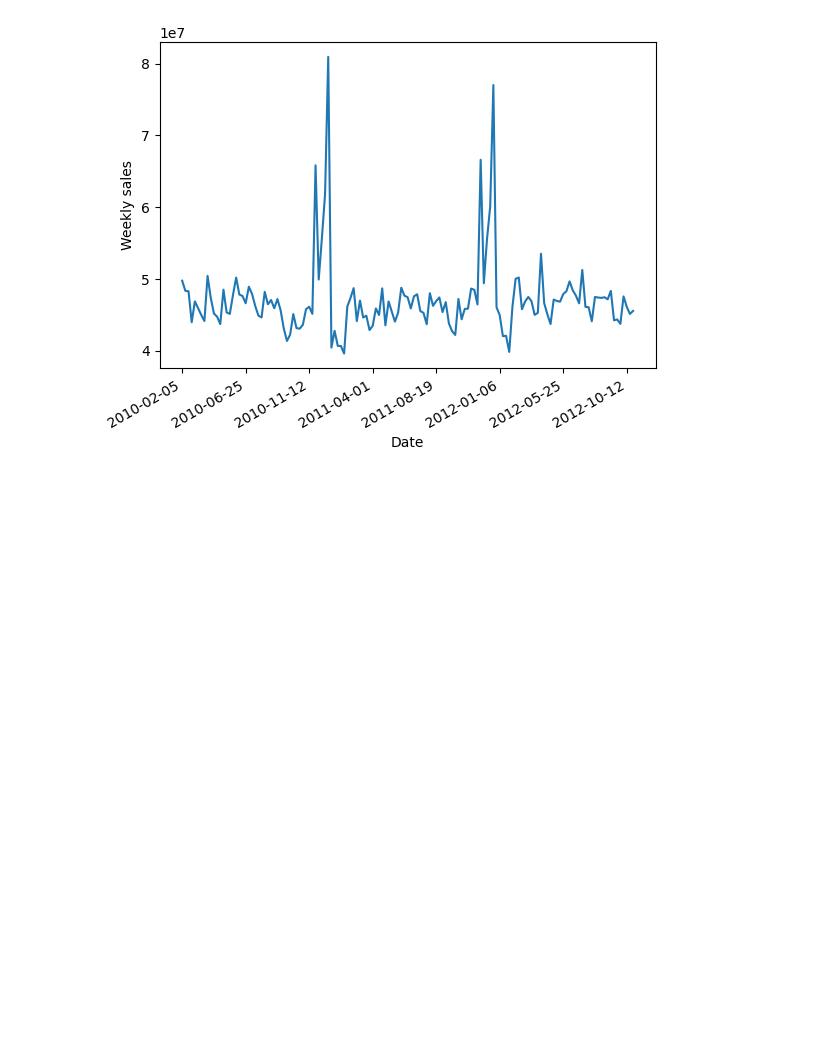
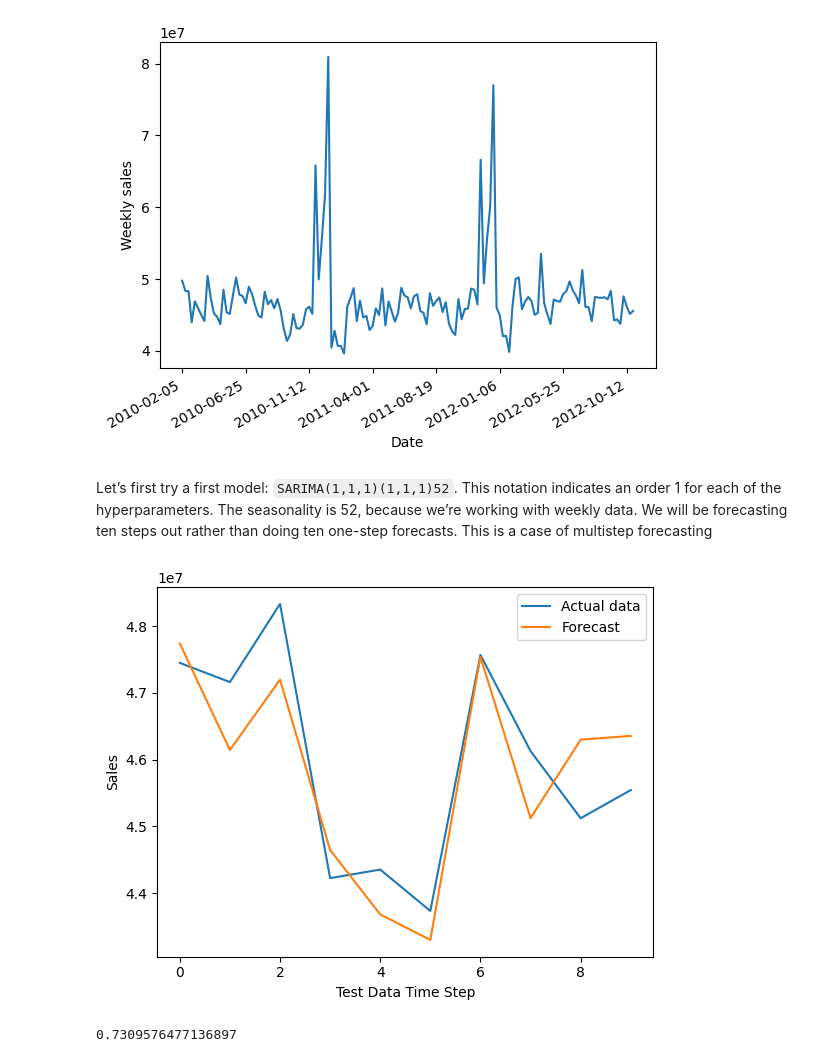
Before and after one commit to Udeani4/time_series_analysis, a Jupyter notebook: UNIVARIATE_TIME_SERIES/SARIMA.ipynb, the cells around one changed output. Drawn from its saved outputs; the diff is of its cells as text; code cells hidden in the pictures; blank space fills up the shorter version.

Commit message:
SARIMA modelling

```diff
--- a/UNIVARIATE_TIME_SERIES/SARIMA.ipynb
+++ b/UNIVARIATE_TIME_SERIES/SARIMA.ipynb
@@ -85,3 +85,40 @@ plt.gcf().autofmt_xdate()
 plt.show()
 # %% [output]
 [figure]
+# %% [markdown]
+Let’s first try a first model: `SARIMA(1,1,1)(1,1,1)52`. This notation indicates an
+order 1 for each of the hyperparameters. The seasonality is 52, because we’re working
+with weekly data. We will be forecasting ten steps out rather than doing ten one-step
+forecasts. This is a case of multistep forecasting
+# %%
+# Fitting a SARIMA(1,1,1)(1,1,1)52 model
+import random
+random.seed(12345)
+
+from statsmodels.tsa.statespace.sarimax import SARIMAX
+from sklearn.metrics import r2_score
+
+import warnings
+
+warnings.filterwarnings('ignore')
+
+
+train = data['Weekly_Sales'][:-10]
+test = data['Weekly_Sales'][-10:]
+
+mod = SARIMAX(train, order=(1,1,1),
+seasonal_order=(1,1,1,52))
+
+res = mod.fit(disp=False)
+fcst = res.forecast(steps=10) ## we are forecasting 10 ahead instead of retraining cycle used in last topic. This is because this one will capture the seasonality as well
+
+plt.plot(list(test))
+plt.plot(list(fcst))
+plt.legend(['Actual data', 'Forecast'])
+plt.ylabel('Sales')
+plt.xlabel('Test Data Time Step')
+plt.show()
+r2_score(test, fcst)
+# %% [output]
+[figure, added]
+0.7309576477136897
```
Also changed, not shown: parts of 2 cells of this notebook.
